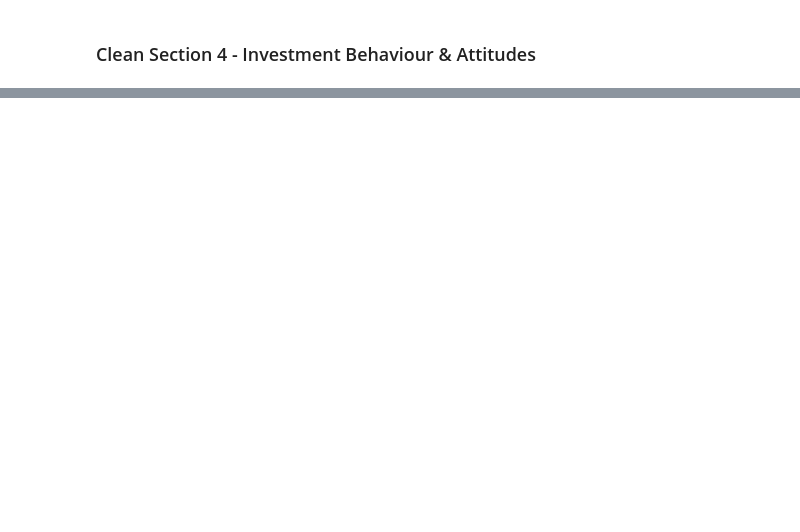
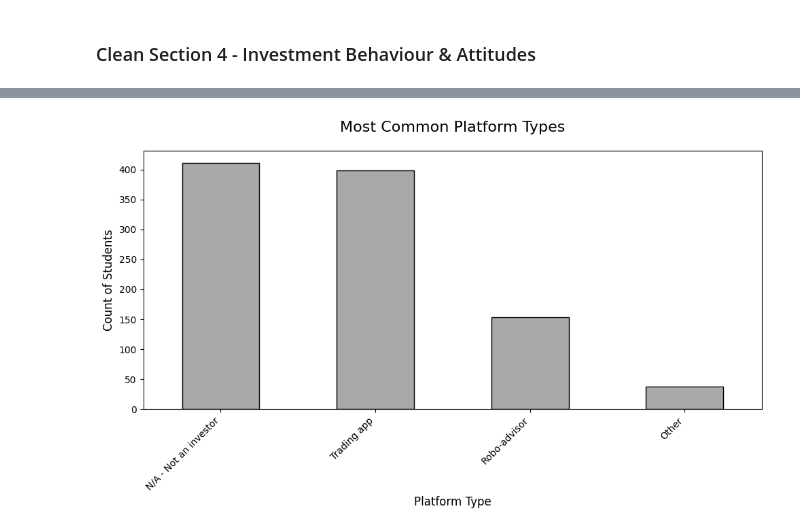
Before and after one commit to JoshLG18/Intro-to-DS, a Jupyter notebook: notebooks/DataAnalysis.ipynb, the cells around one changed output, grey strips where cells are left out. Drawn from its saved outputs; the diff is of its cells as text; code cells hidden in the pictures; blank space fills up the shorter version.

```diff
--- a/notebooks/DataAnalysis.ipynb
+++ b/notebooks/DataAnalysis.ipynb
@@ -376,0 +408,16 @@ dataset.head()
+# %%
+# Clean whitespace and get value counts, sorted by frequency
+platform_counts = raw_dataset['Main_platform_type'].str.strip().value_counts()
+
+ax2 = platform_counts.plot(kind='bar', color='darkgrey', figsize=(10, 6), edgecolor='black')
+
+ax2.set_title('Most Common Platform Types', fontsize=16, pad=20)
+ax2.set_xlabel('Platform Type', fontsize=12)
+ax2.set_ylabel('Count of Students', fontsize=12)
+ax2.set_xticklabels(ax2.get_xticklabels(), rotation=45, ha='right')
+
+plt.tight_layout()
+plt.savefig('../figures/platform_type.png')
+plt.show()
+# %% [output]
+[figure, added]
```
Also changed, not shown: parts of 32 cells of this notebook, 18 other files.
